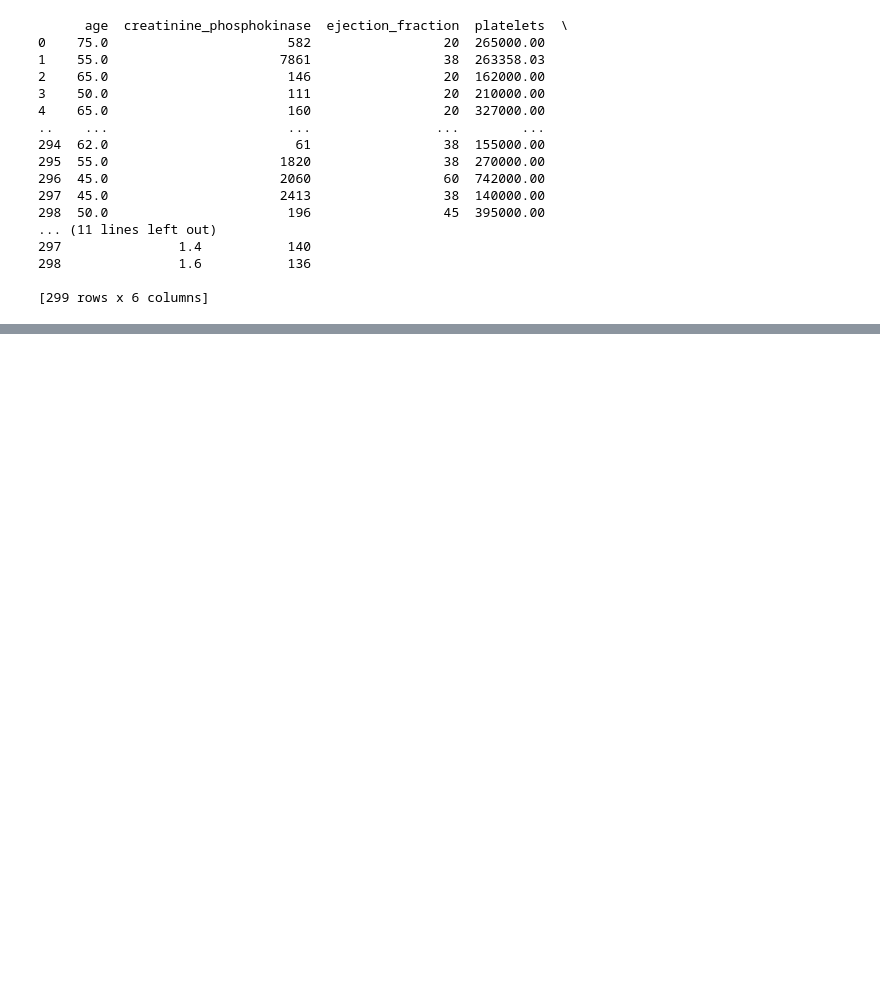
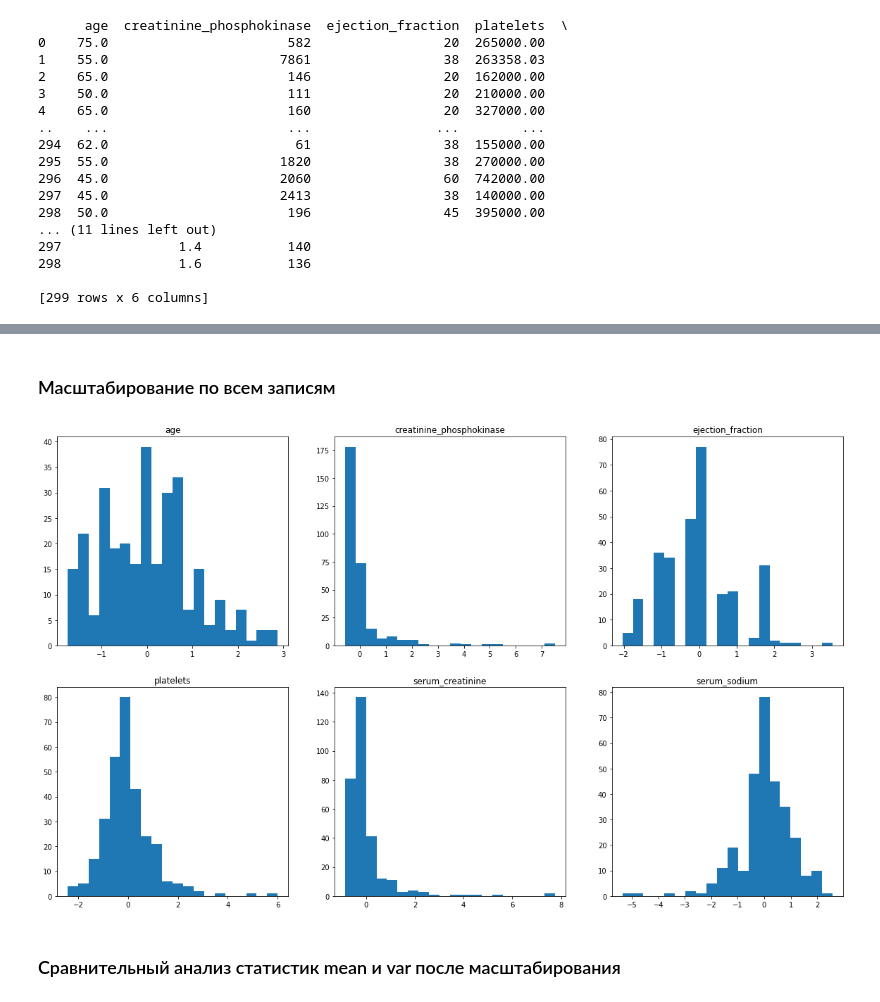
Before and after one commit to nevermore17/ML9383_VK, a Jupyter notebook: LAB/lab1/main.ipynb, the cells around one changed output, grey strips where cells are left out. Drawn from its saved outputs; the diff is of its cells as text; code cells hidden in the pictures; blank space fills up the shorter version.

```diff
--- a/LAB/lab1/main.ipynb
+++ b/LAB/lab1/main.ipynb
@@ -30,0 +96,13 @@ print(df) #Вывод датафрейма с данными для лаб. ра
+# %% [markdown]
+### Масштабирование по всем записям
+# %%
+scaler_all = preprocessing.StandardScaler().fit(data)
+data_scaled_all = scaler_all.transform(data)
+df_scaled_all = pd.DataFrame(data=data_scaled_all, columns=[
+    'age', 'creatinine_phosphokinase', 'ejection_fraction', 'platelets', 'serum_creatinine', 'serum_sodium'
+])
+plot_data_frame(df_scaled_all)
+# %% [output]
+[figure, added]
+# %% [markdown]
+### Сравнительный анализ статистик mean и var после масштабирования
```
Also changed, not shown: parts of 35 cells of this notebook.
